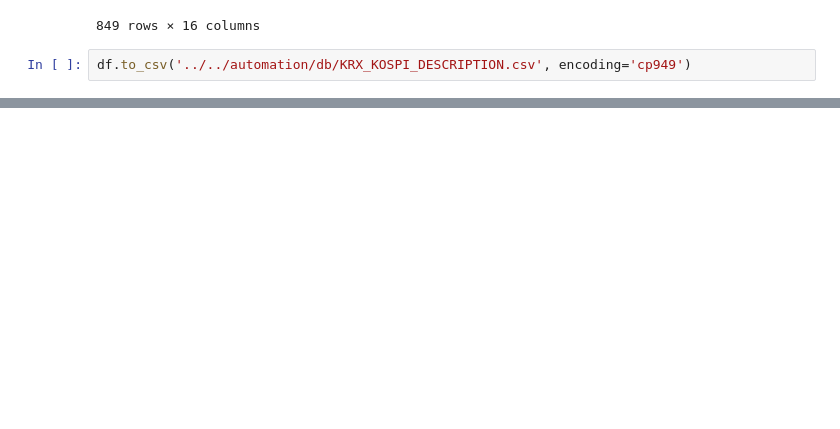
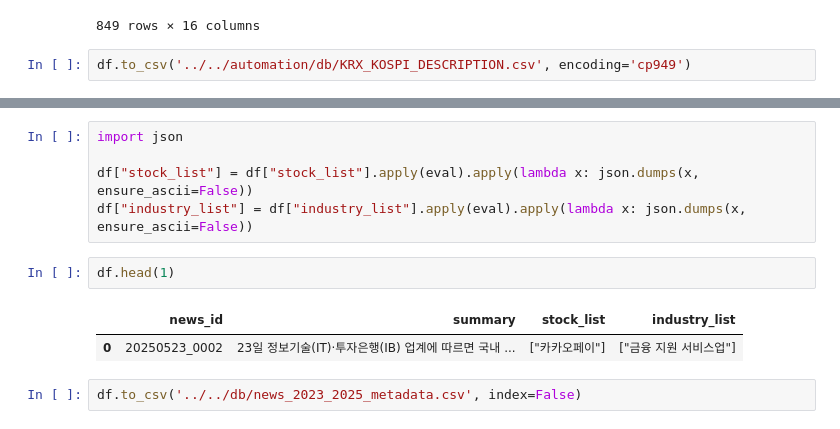
Before and after one commit to choikwangil95/HKToss-MLOps-Project-Final, a Jupyter notebook: eda/kwangil/test.ipynb, the cells around one changed output, grey strips where cells are left out. Cells and saved outputs as stored; diff of their text form; blank space fills up the shorter version.

```diff
--- a/eda/kwangil/test.ipynb
+++ b/eda/kwangil/test.ipynb
@@ -154,0 +162,12 @@ df.to_csv('../../automation/db/KRX_KOSPI_DESCRIPTION.csv', encoding='cp949')
+# %%
+import json
+
+df["stock_list"] = df["stock_list"].apply(eval).apply(lambda x: json.dumps(x, ensure_ascii=False))
+df["industry_list"] = df["industry_list"].apply(eval).apply(lambda x: json.dumps(x, ensure_ascii=False))
+# %%
+df.head(1)
+# %% [output]
+|  | news_id | summary | stock_list | industry_list |
+| 0 | 20250523_0002 | 23일 정보기술(IT)·투자은행(IB) 업계에 따르면 국내 ... | ["카카오페이"] | ["금융 지원 서비스업"] |
+# %%
+df.to_csv('../../db/news_2023_2025_metadata.csv', index=False)
```
Also changed, not shown: parts of 1 cell of this notebook, 1 other file.
